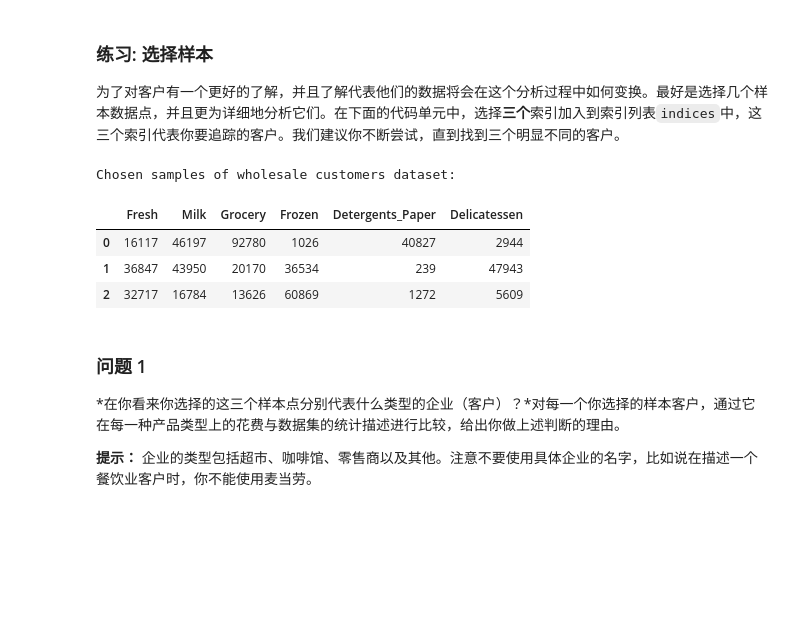
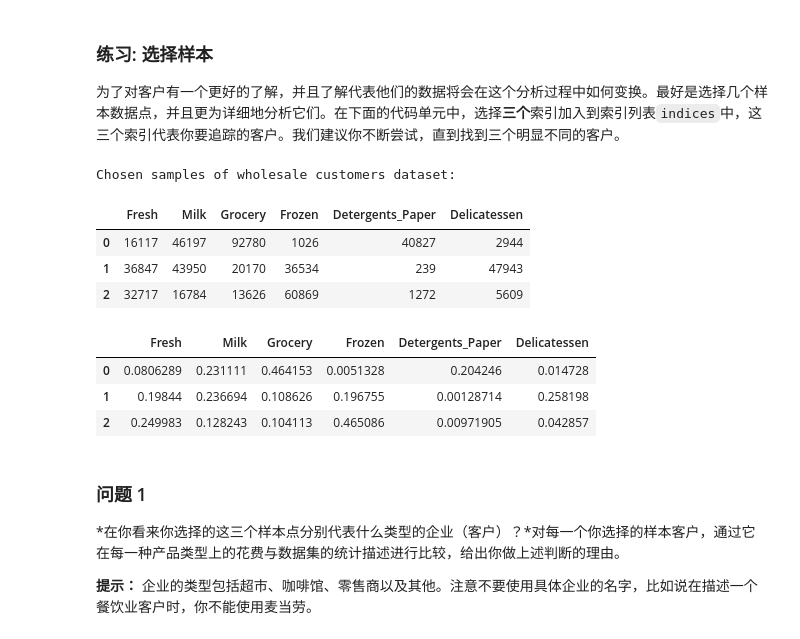
Before and after one commit to jtang145/machine-learning-courses, a Jupyter notebook: customer_segments/customer_segments.ipynb, the cells around one changed output. Saved outputs shown, nothing was run; the diff lists cells and outputs as text; code cells hidden in the pictures; blank space fills up the shorter version.

```diff
--- a/customer_segments/customer_segments.ipynb
+++ b/customer_segments/customer_segments.ipynb
@@ -57,21 +57,38 @@ display(data.describe())
 ### 练习: 选择样本
 
 为了对客户有一个更好的了解，并且了解代表他们的数据将会在这个分析过程中如何变换。最好是选择几个样本数据点，并且更为详细地分析它们。在下面的代码单元中，选择**三个**索引加入到索引列表`indices`中，这三个索引代表你要追踪的客户。我们建议你不断尝试，直到找到三个明显不同的客户。
+# %%
+def item_percentile(data):
+    data_percentile = pd.DataFrame(columns=data.columns)
+    for index,row in data.iterrows():
+        total_expends = 0.
+        #for col_name in data.columns:
+        total_expends = np.sum(row)
+        for col_name in data.columns:
+            data_percentile.loc[index, col_name] = data.at[index, col_name]/float(total_expends)
+    return data_percentile
+#data_percentile = item_percentile(data)
+#data_percentile.sort_values(['Detergents_Paper'], ascending=[False]).head()
 # %%
-#print data.sort_values(['Fresh'], ascending=[False]).head()
 # ：从数据集中选择三个你希望抽样的数据点的索引
 indices = [85,183,325]
+#indices = [289,338,228]
 
 # 为选择的样本建立一个DataFrame
 samples = pd.DataFrame(data.loc[indices], columns = data.keys()).reset_index(drop = True)
 print "Chosen samples of wholesale customers dataset:"
 display(samples)
+display(item_percentile(samples))
 # %% [output]
 Chosen samples of wholesale customers dataset:
 |  | Fresh | Milk | Grocery | Frozen | Detergents_Paper | Delicatessen |
 | 0 | 16117 | 46197 | 92780 | 1026 | 40827 | 2944 |
 | 1 | 36847 | 43950 | 20170 | 36534 | 239 | 47943 |
 | 2 | 32717 | 16784 | 13626 | 60869 | 1272 | 5609 |
+|  | Fresh | Milk | Grocery | Frozen | Detergents_Paper | Delicatessen |
+| 0 | 0.0806289 | 0.231111 | 0.464153 | 0.0051328 | 0.204246 | 0.014728 |
+| 1 | 0.19844 | 0.236694 | 0.108626 | 0.196755 | 0.00128714 | 0.258198 |
+| 2 | 0.249983 | 0.128243 | 0.104113 | 0.465086 | 0.00971905 | 0.042857 |
 # %% [markdown]
 ### 问题 1
 *在你看来你选择的这三个样本点分别代表什么类型的企业（客户）？*对每一个你选择的样本客户，通过它在每一种产品类型上的花费与数据集的统计描述进行比较，给出你做上述判断的理由。
```
Also changed, not shown: parts of 5 cells of this notebook.
